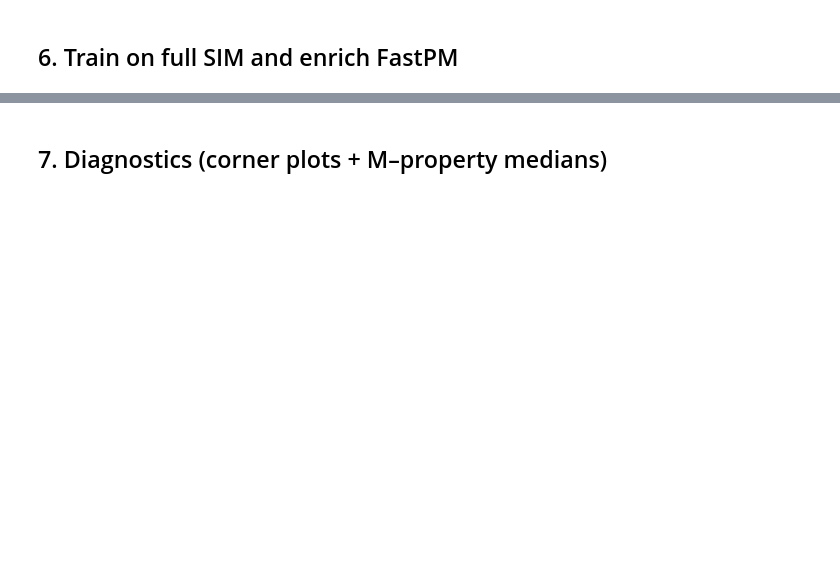
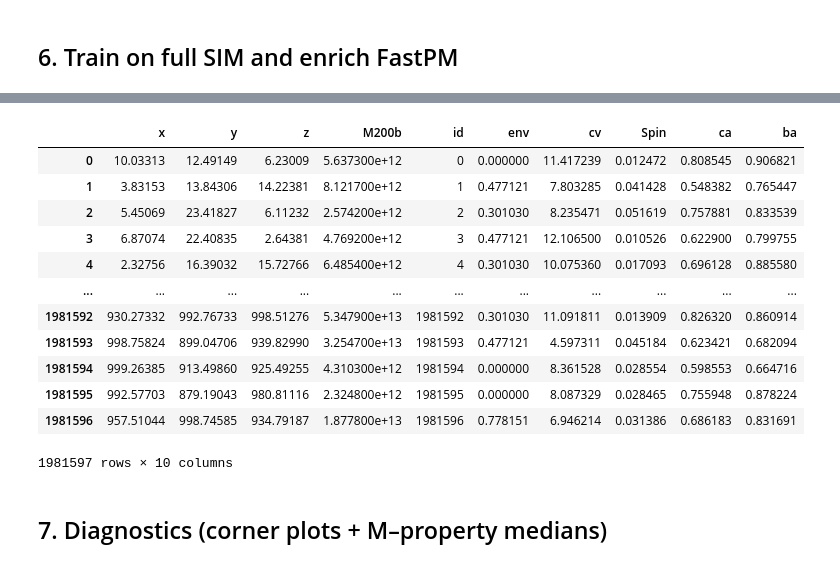
Before and after one commit to santhiperbolico/density_field_properties, a Jupyter notebook: notebooks/SIM_to_FASTPM_unitsim_fastpm_mn5.ipynb, the cells around one changed output, grey strips where cells are left out. Drawn from its saved outputs; the diff is of its cells as text; code cells hidden in the pictures; blank space fills up the shorter version.

```diff
--- a/notebooks/SIM_to_FASTPM_unitsim_fastpm_mn5.ipynb
+++ b/notebooks/SIM_to_FASTPM_unitsim_fastpm_mn5.ipynb
@@ -157,4 +177,20 @@ acceptance rate is  95.57607140334677 %
 saved: output/sim_to_fastpm_haloscope/fastpm_out_8_haloscope_enriched.parquet
+# %%
+halos_fastpm_enriched
+# %% [output]
+|  | x | y | z | M200b | id | env | cv | Spin | ca | ba |
+| 0 | 10.03313 | 12.49149 | 6.23009 | 5.637300e+12 | 0 | 0.000000 | 11.417239 | 0.012472 | 0.808545 | 0.906821 |
+| 1 | 3.83153 | 13.84306 | 14.22381 | 8.121700e+12 | 1 | 0.477121 | 7.803285 | 0.041428 | 0.548382 | 0.765447 |
+| 2 | 5.45069 | 23.41827 | 6.11232 | 2.574200e+12 | 2 | 0.301030 | 8.235471 | 0.051619 | 0.757881 | 0.833539 |
+| 3 | 6.87074 | 22.40835 | 2.64381 | 4.769200e+12 | 3 | 0.477121 | 12.106500 | 0.010526 | 0.622900 | 0.799755 |
+| 4 | 2.32756 | 16.39032 | 15.72766 | 6.485400e+12 | 4 | 0.301030 | 10.075360 | 0.017093 | 0.696128 | 0.885580 |
+| ... | ... | ... | ... | ... | ... | ... | ... | ... | ... | ... |
+| 1981592 | 930.27332 | 992.76733 | 998.51276 | 5.347900e+13 | 1981592 | 0.301030 | 11.091811 | 0.013909 | 0.826320 | 0.860914 |
+| 1981593 | 998.75824 | 899.04706 | 939.82990 | 3.254700e+13 | 1981593 | 0.477121 | 4.597311 | 0.045184 | 0.623421 | 0.682094 |
+| 1981594 | 999.26385 | 913.49860 | 925.49255 | 4.310300e+12 | 1981594 | 0.000000 | 8.361528 | 0.028554 | 0.598553 | 0.664716 |
+| 1981595 | 992.57703 | 879.19043 | 980.81116 | 2.324800e+12 | 1981595 | 0.000000 | 8.087329 | 0.028465 | 0.755948 | 0.878224 |
+| 1981596 | 957.51044 | 998.74585 | 934.79187 | 1.877800e+13 | 1981596 | 0.778151 | 6.946214 | 0.031386 | 0.686183 | 0.831691 |
+1981597 rows × 10 columns
 # %% [markdown]
 ## 7. Diagnostics (corner plots + M–property medians)
 # %%
```
Also changed, not shown: parts of 6 cells of this notebook, 8 other files.
